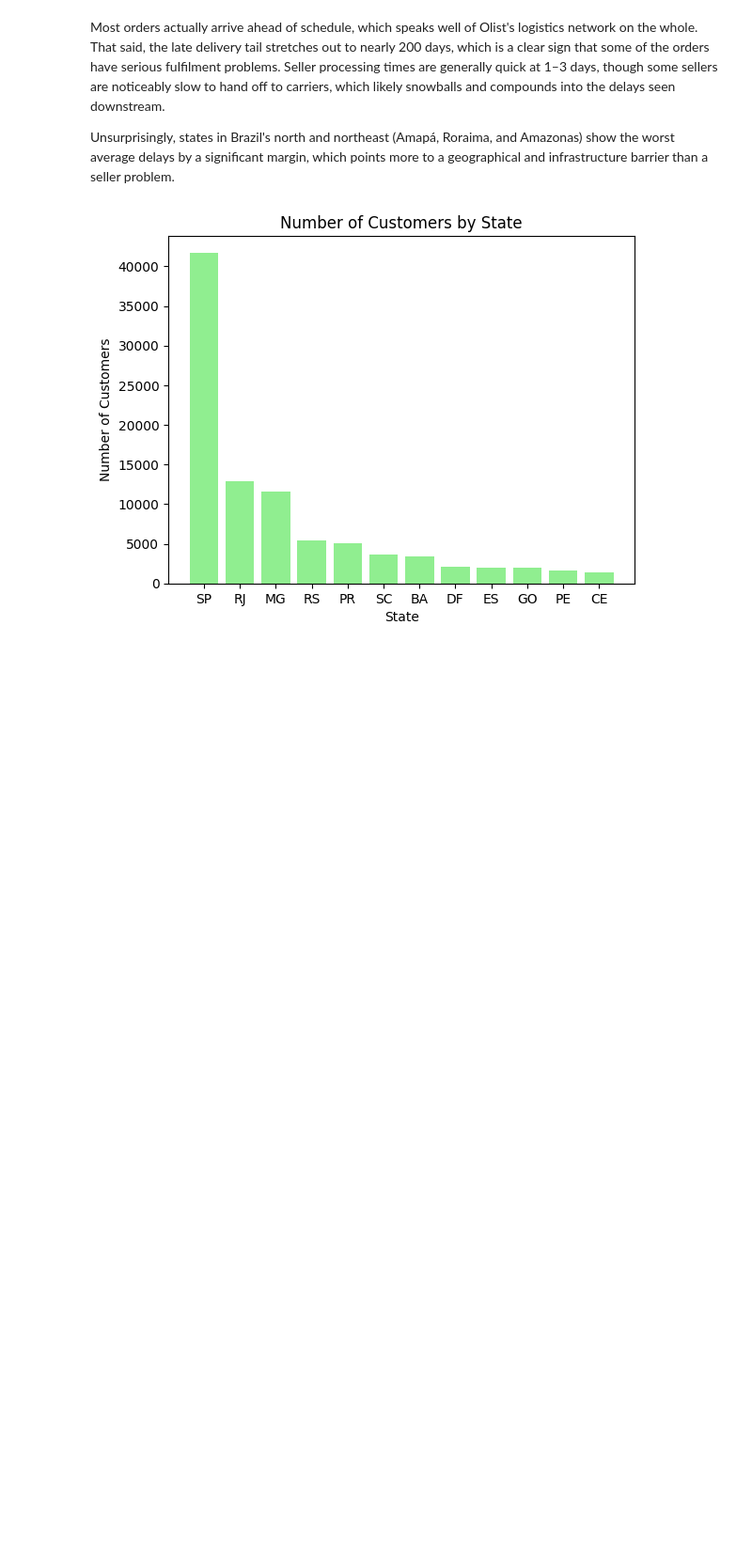
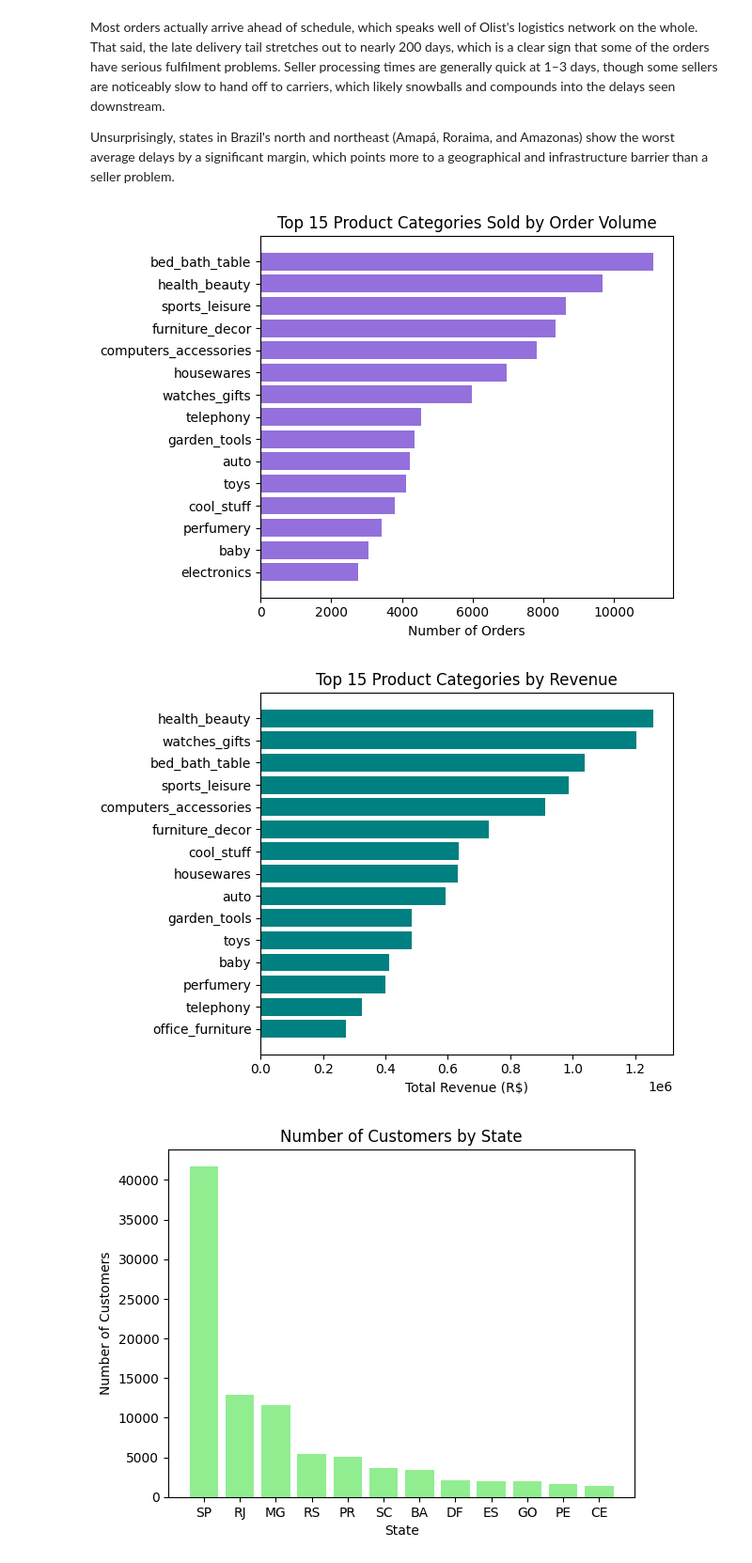
Before and after one commit to jxcksonli/olist-customer-insights-study, a Jupyter notebook: main-analysis.ipynb, the cells around one changed output. Shown at 94% size. Cells and saved outputs as stored; diff of their text form; code cells hidden in the pictures; blank space fills up the shorter version.

Commit message:
Analysing product datasets, and generating charts for EDA

```diff
--- a/main-analysis.ipynb
+++ b/main-analysis.ipynb
@@ -1,19 +1,16 @@
 # %% [markdown]
 ## Imports and load data
 # %%
-from sqlalchemy import create_engine
 import pandas as pd
 import numpy as np
 import seaborn as sns
 from matplotlib import pyplot as plt
-from matplotlib.dates import MonthLocator
 from sklearn import preprocessing, model_selection, linear_model, metrics
 import warnings
 
 warnings.filterwarnings('ignore')  # Ignore warnings to avoid clutter in notebook
 
 # Load all datasets
-engine = create_engine('sqlite:///db/olist.db')
 customers = pd.read_csv('data/olist_customers_dataset.csv')
 geolocations = pd.read_csv('data/olist_geolocation_dataset.csv')
 order_items = pd.read_csv('data/olist_order_items_dataset.csv')
@@ -22,7 +19,7 @@ reviews = pd.read_csv('data/olist_order_reviews_dataset.csv')
 orders = pd.read_csv('data/olist_orders_dataset.csv')
 products = pd.read_csv('data/olist_products_dataset.csv')
 sellers = pd.read_csv('data/olist_sellers_dataset.csv')
-categories = pd.read_csv('data/product_category_name_translation.csv')
+product_categories = pd.read_csv('data/product_category_name_translation.csv')
 
 dataset_map = {
     'customers': customers,
@@ -33,7 +30,7 @@ dataset_map = {
     'orders': orders,
     'products': products,
     'sellers': sellers,
-    'categories': categories
+    'product_categories': product_categories
     }
 # %% [markdown]
 # Data Cleaning
@@ -202,6 +199,30 @@ plt.show()
 Most orders actually arrive ahead of schedule, which speaks well of Olist's logistics network on the whole. That said, the late delivery tail stretches out to nearly 200 days, which is a clear sign that some of the orders have serious fulfilment problems. Seller processing times are generally quick at 1–3 days, though some sellers are noticeably slow to hand off to carriers, which likely snowballs and compounds into the delays seen downstream.
 
 Unsurprisingly, states in Brazil's north and northeast (Amapá, Roraima, and Amazonas) show the worst average delays by a significant margin, which points more to a geographical and infrastructure barrier than a seller problem.
+# %%
+products_in_english = pd.merge(products, product_categories, on = 'product_category_name', how = 'left')
+ordered_products = pd.merge(order_items, products_in_english[['product_id', 'product_category_name_english']], on = 'product_id', how = 'left')
+
+top_cats = ordered_products['product_category_name_english'].value_counts().head(15) # Show only top 15 categories for better visualisation
+
+plt.barh(top_cats.index[::-1], top_cats.values[::-1], color = 'mediumpurple') # Reverse order for better visualisation
+plt.xlabel('Number of Orders')
+plt.title('Top 15 Product Categories Sold by Order Volume')
+plt.tight_layout()
+plt.show()
+
+
+order_revenue = pd.merge(order_items, products_in_english[['product_id', 'product_category_name_english']], on = 'product_id', how = 'left')
+revenue_by_category = order_revenue.groupby('product_category_name_english')['price'].sum().sort_values(ascending=False).head(15)
+
+plt.barh(revenue_by_category.index[::-1], revenue_by_category.values[::-1], color = 'teal') # Reverse
+plt.xlabel('Total Revenue (R$ millions)')
+plt.title('Top 15 Product Categories by Revenue')
+plt.tight_layout()
+plt.show()
+# %% [output]
+[figure, added]
+[figure, added]
 # %%
 top8_states = customers['customer_state'].value_counts().head(12)
 
```
Also changed, not shown: parts of 1 cell of this notebook.
